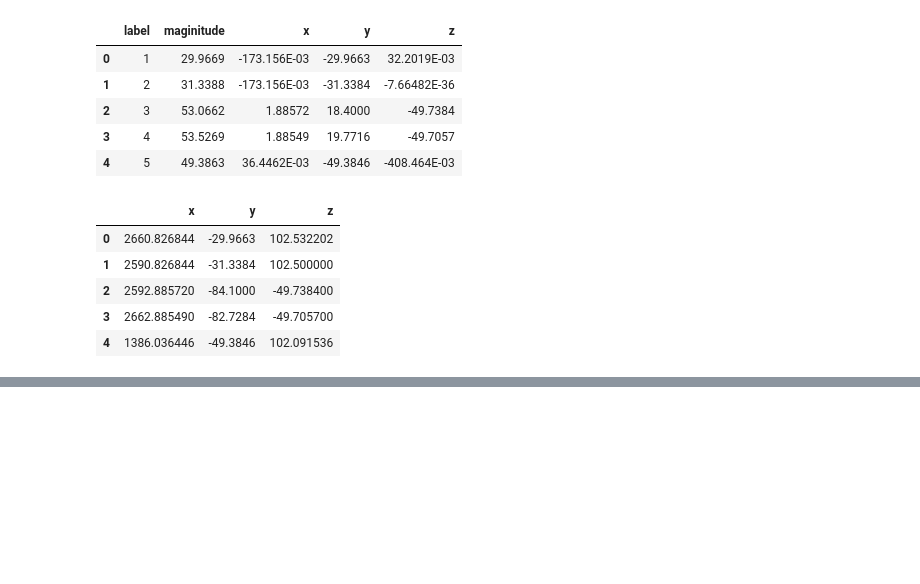
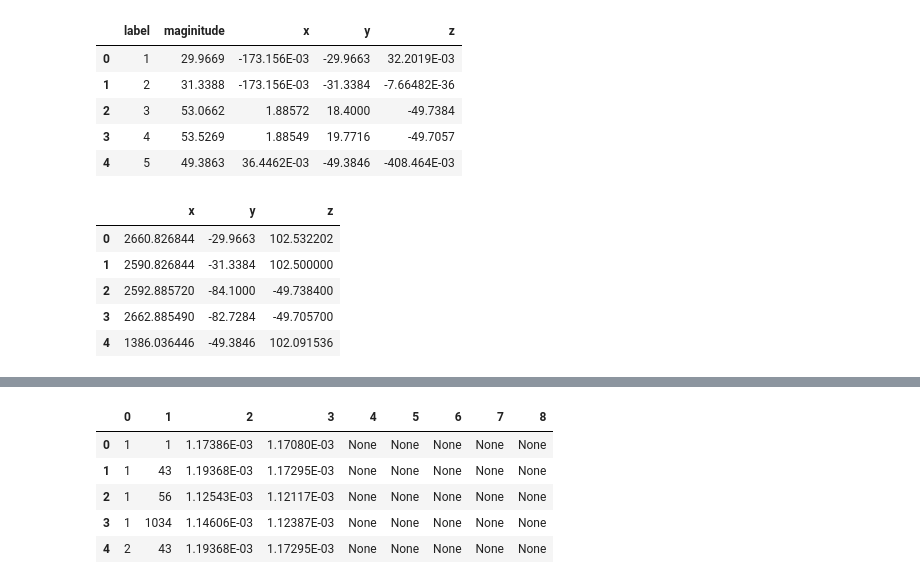
Before and after one commit to LukeDeWaal/SVV2019, a Jupyter notebook: validation_data_exploration.ipynb, the cells around one changed output, grey strips where cells are left out. Saved outputs shown, nothing was run; the diff lists cells and outputs as text; code cells hidden in the pictures; blank space fills up the shorter version.

```diff
--- a/validation_data_exploration.ipynb
+++ b/validation_data_exploration.ipynb
@@ -171,0 +228,2 @@ ax.scatter3D(df_aileron_coordinates['z'],df_aileron_coordinates['x'], df_aileron
+# %%
+df_stresses=pd.read_csv(data_folder+'B737_SLC1.rpt', skiprows=22, nrows=23136)
@@ -171,0 +239,11 @@ ax.scatter3D(df_aileron_coordinates['z'],df_aileron_coordinates['x'], df_aileron
+# %%
+df_stresses_2=df_stresses.iloc[:,0].str.split(expand=True)
+# %%
+df_stresses_2.head()
+# %% [output]
+|  | 0 | 1 | 2 | 3 | 4 | 5 | 6 | 7 | 8 |
+| 0 | 1 | 1 | 1.17386E-03 | 1.17080E-03 | None | None | None | None | None |
+| 1 | 1 | 43 | 1.19368E-03 | 1.17295E-03 | None | None | None | None | None |
+| 2 | 1 | 56 | 1.12543E-03 | 1.12117E-03 | None | None | None | None | None |
+| 3 | 1 | 1034 | 1.14606E-03 | 1.12387E-03 | None | None | None | None | None |
+| 4 | 2 | 43 | 1.19368E-03 | 1.17295E-03 | None | None | None | None | None |
```
Also changed, not shown: parts of 16 cells of this notebook, 5 other files.
